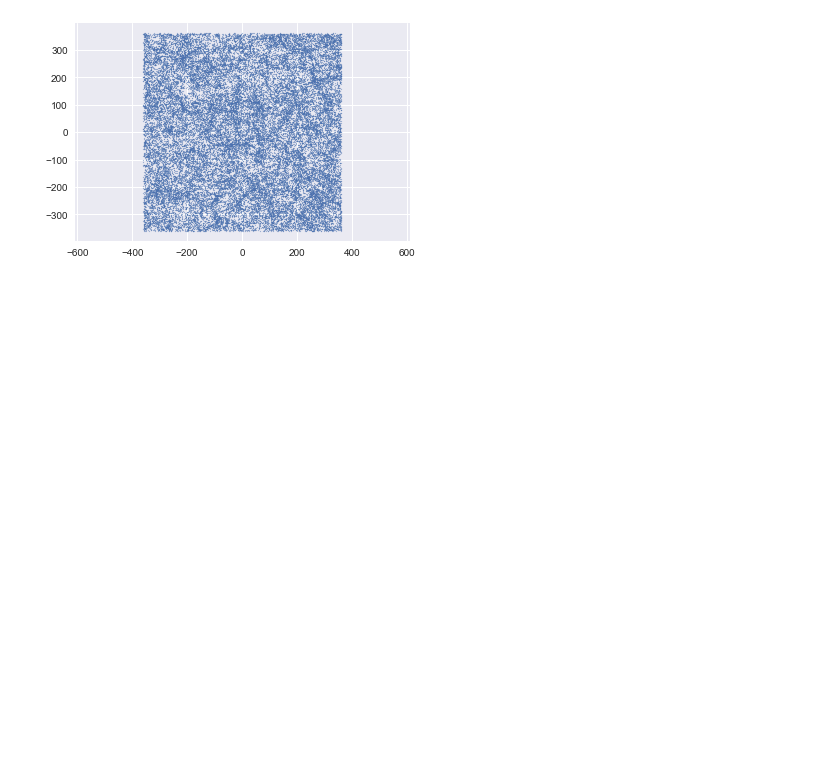
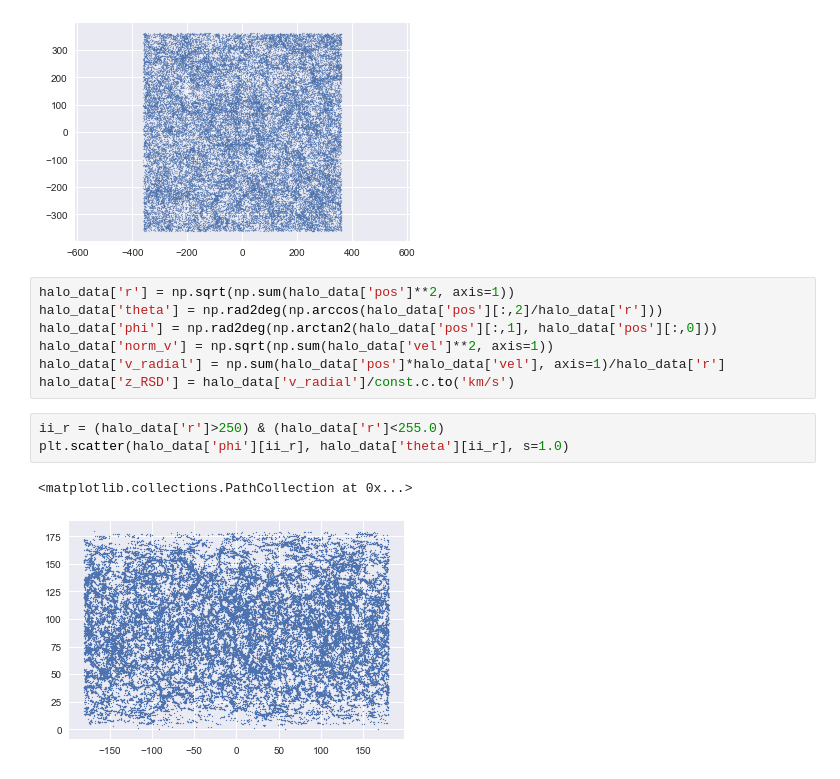
Before and after one commit to forero/cosmo_datasets, a Jupyter notebook: code/explore_abacus.ipynb, the cells around one changed output. Saved outputs shown, nothing was run; the diff lists cells and outputs as text; blank space fills up the shorter version.

```diff
--- a/code/explore_abacus.ipynb
+++ b/code/explore_abacus.ipynb
@@ -30,3 +33,16 @@ plt.axis('equal')
 # %% [output]
 (-395.99531647785875, 395.9876260481712, -395.9569453269616, 395.9637202293053)
 [figure]
+# %%
+halo_data['r'] = np.sqrt(np.sum(halo_data['pos']**2, axis=1))
+halo_data['theta'] = np.rad2deg(np.arccos(halo_data['pos'][:,2]/halo_data['r']))
+halo_data['phi'] = np.rad2deg(np.arctan2(halo_data['pos'][:,1], halo_data['pos'][:,0]))
+halo_data['norm_v'] = np.sqrt(np.sum(halo_data['vel']**2, axis=1))
+halo_data['v_radial'] = np.sum(halo_data['pos']*halo_data['vel'], axis=1)/halo_data['r']
+halo_data['z_RSD'] = halo_data['v_radial']/const.c.to('km/s')
+# %%
+ii_r = (halo_data['r']>250) & (halo_data['r']<255.0)
+plt.scatter(halo_data['phi'][ii_r], halo_data['theta'][ii_r], s=1.0)
+# %% [output]
+<matplotlib.collections.PathCollection at 0x...>
+[figure, added]
```
Also changed, not shown: parts of 4 cells of this notebook.
